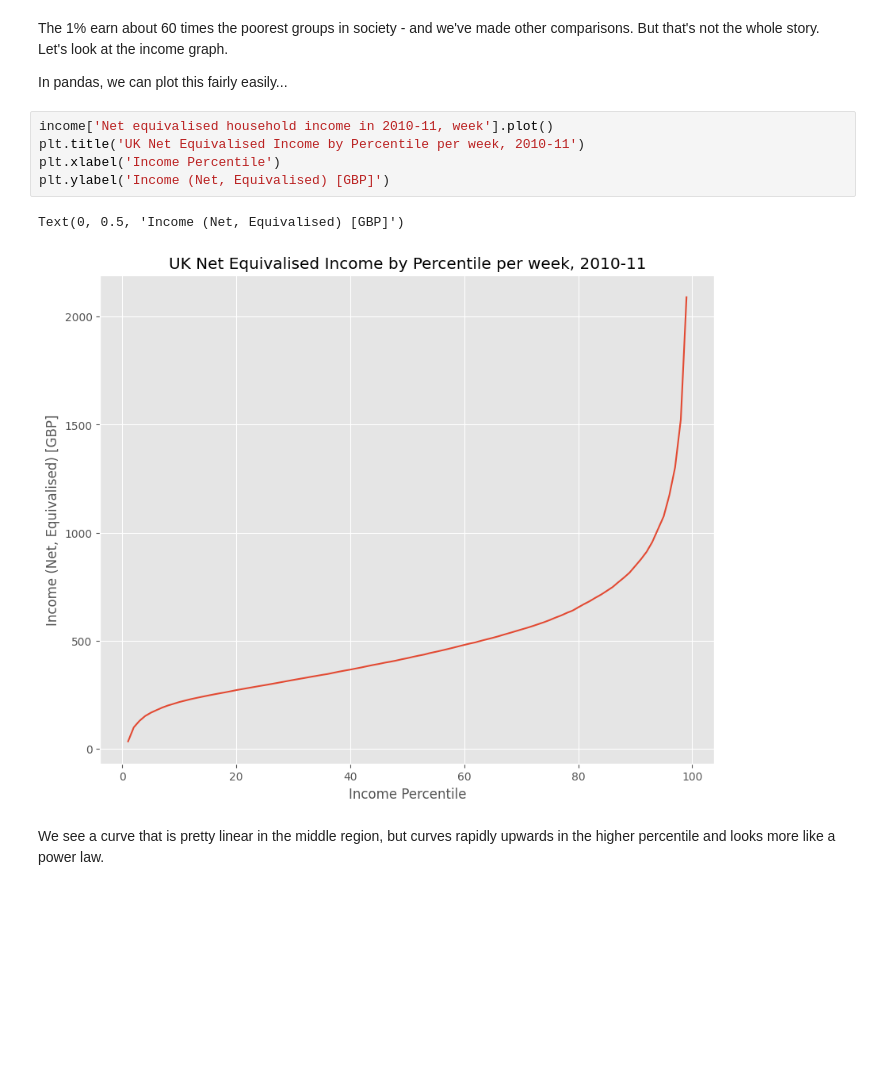
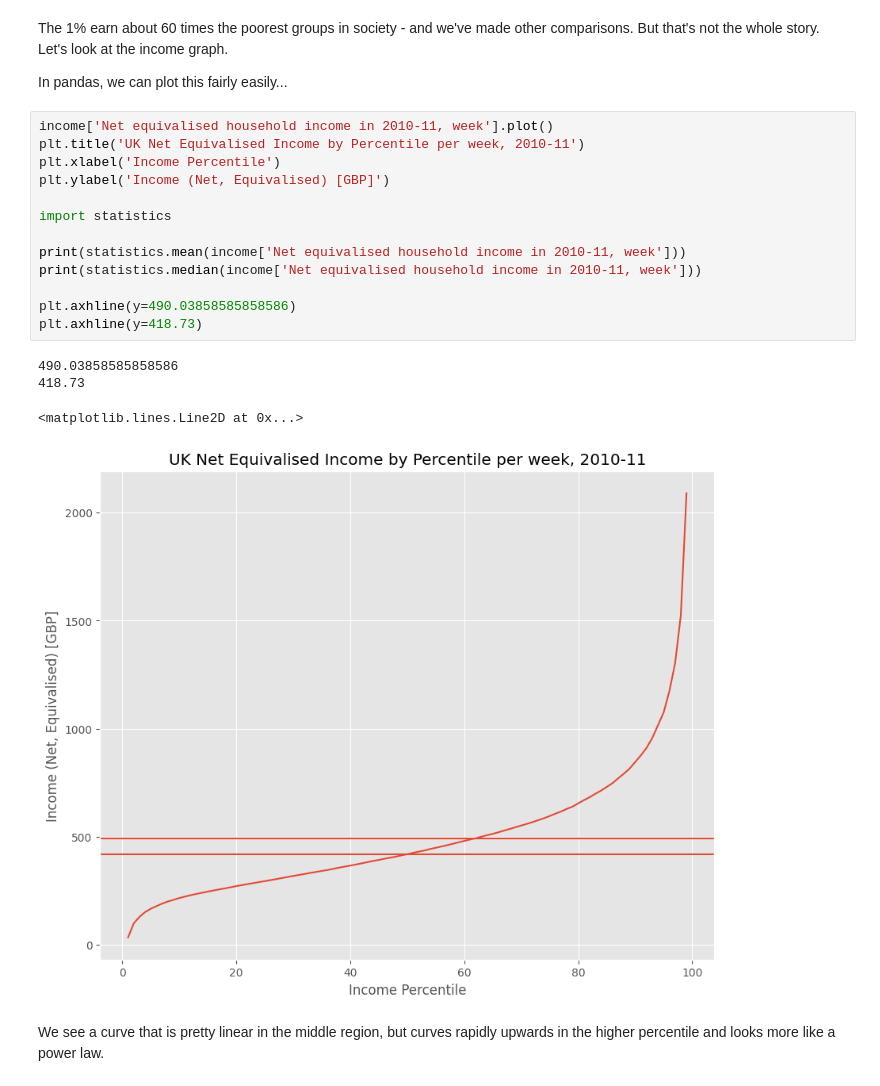
Before and after one commit to ilinashah177/QM2, a Jupyter notebook: Copy_of_W2_Working_with_Data_in_Pandas.ipynb, the cells around one changed output. Cells and saved outputs as stored; diff of their text form; blank space fills up the shorter version.

```diff
--- a/Copy_of_W2_Working_with_Data_in_Pandas.ipynb
+++ b/Copy_of_W2_Working_with_Data_in_Pandas.ipynb
@@ -199,11 +199,21 @@ In pandas, we can plot this fairly easily...
 # %%
 income['Net equivalised household income in 2010-11, week'].plot()
 plt.title('UK Net Equivalised Income by Percentile per week, 2010-11')
 plt.xlabel('Income Percentile')
 plt.ylabel('Income (Net, Equivalised) [GBP]')
+
+import statistics
+
+print(statistics.mean(income['Net equivalised household income in 2010-11, week']))
+print(statistics.median(income['Net equivalised household income in 2010-11, week']))
+
+plt.axhline(y=490.03858585858586)
+plt.axhline(y=418.73)
 # %% [output]
-Text(0, 0.5, 'Income (Net, Equivalised) [GBP]')
+490.03858585858586
+418.73
+<matplotlib.lines.Line2D at 0x...>
-[figure, old version]
+[figure, new version]
 # %% [markdown]
 We see a curve that is pretty linear in the middle region, but curves rapidly upwards in the higher percentile and looks more like a power law.
 # %% [markdown]
```
